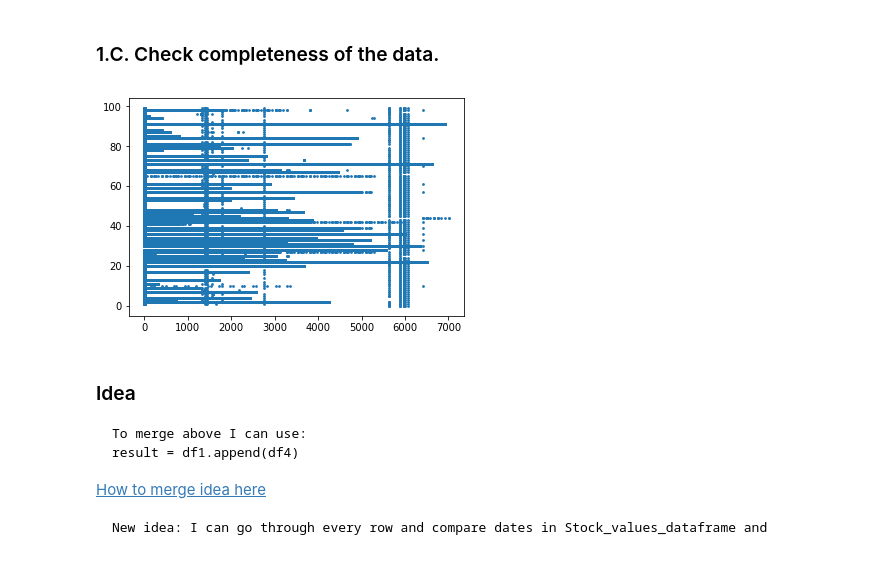
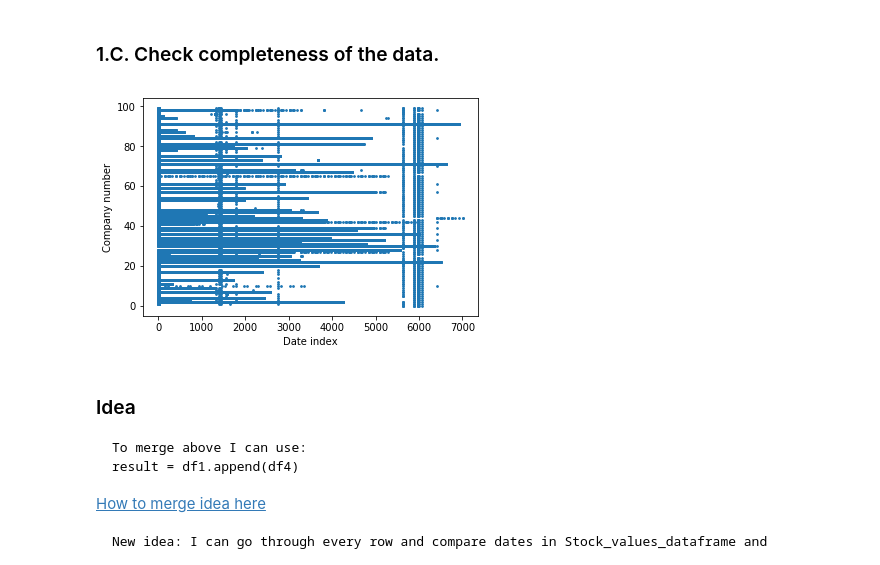
Before and after one commit to Pawel2357/London_stock_correlations, a Jupyter notebook: Download_ftse_100_historical_data.ipynb, the cells around one changed output. Cells and saved outputs as stored; diff of their text form; code cells hidden in the pictures.

```diff
--- a/Download_ftse_100_historical_data.ipynb
+++ b/Download_ftse_100_historical_data.ipynb
@@ -158,34 +158,38 @@ plot_number_of_constituents(Stock_values_dataframe, start_dates_constituents_lis
 # %%
 def check_data_completness(Stock_values_dataframe, constituents_tickers):
     fig = py.figure()
 
     already_started = False
 
     x = []
     y = []
 
     for constituent_number in range(len(constituents_tickers)):
         for date_index in range(len(Stock_values_dataframe)):
             if (not already_started) and (Stock_values_dataframe.loc[date_index,
                                                                         constituents_tickers[ constituent_number]] ==
                     Stock_values_dataframe.loc[date_index, constituents_tickers[constituent_number]]):
                 already_started = True
 
             if already_started:
                 if not (Stock_values_dataframe.loc[date_index, constituents_tickers[constituent_number]] ==
                     Stock_values_dataframe.loc[date_index, constituents_tickers[constituent_number]]):
                     #print( "missing value" )
                     x.append(date_index)
                     y.append(constituent_number)
 
     py.scatter(x, y, s = 3)
     #fig.savefig('~/Dokumenty/education/studia_courses/laboratory_II_degree_physics/missing_data.jpg')
     #py.clf()
+    py.xlabel('Date index')
+    py.ylabel('Company number')
     py.show()
 
+constituents_tickers = Stock_values_dataframe.columns[1:]
+
 check_data_completness(Stock_values_dataframe, constituents_tickers)
 # %% [output]
-[figure, old version]
+[figure, new version]
 # %% [markdown]
 ### Idea
     To merge above I can use:
```
Also changed, not shown: parts of 1 cell of this notebook.
